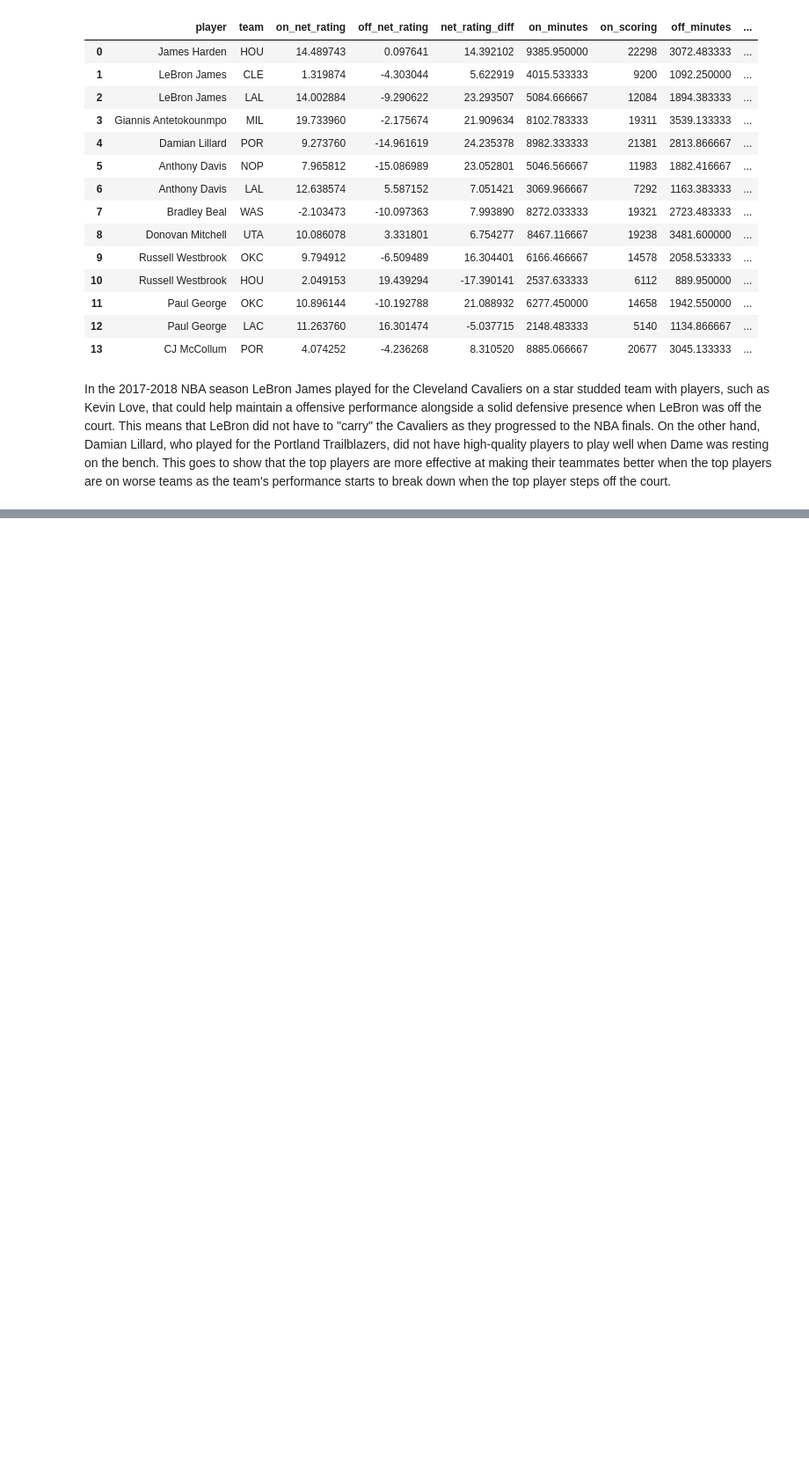
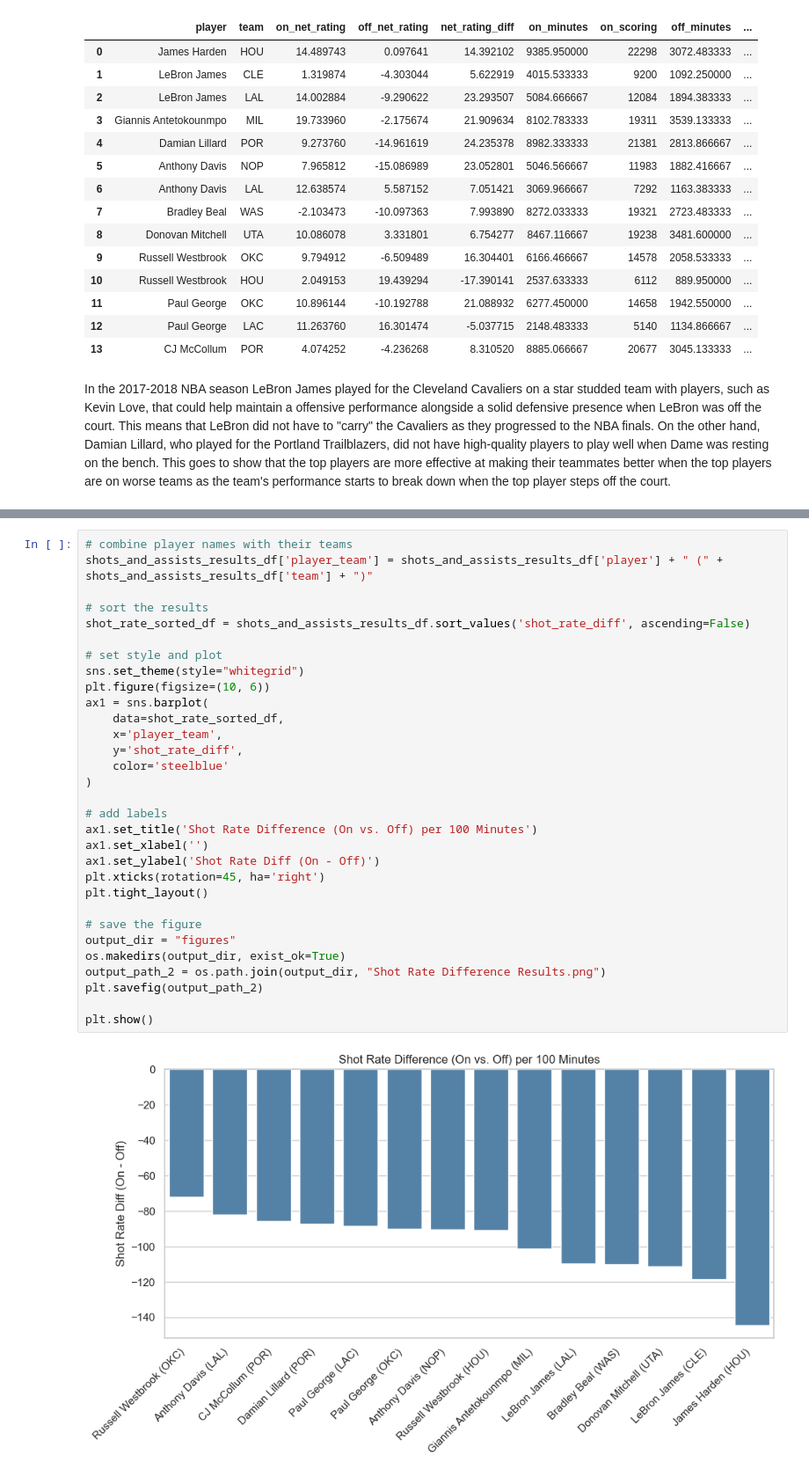
Before and after one commit to nhamby/45983-Assignment-1-Team-15, a Jupyter notebook: analysis.ipynb, the cells around one changed output, grey strips where cells are left out. Shown: that part at 88% size. Drawn from its saved outputs; the diff is of its cells as text; blank space fills up the shorter version.

Commit message:
assists and shot rate completed

```diff
--- a/analysis.ipynb
+++ b/analysis.ipynb
@@ -315,0 +410,33 @@ plt.show()
+# %%
+# combine player names with their teams
+shots_and_assists_results_df['player_team'] = shots_and_assists_results_df['player'] + " (" + shots_and_assists_results_df['team'] + ")"
+
+# sort the results
+shot_rate_sorted_df = shots_and_assists_results_df.sort_values('shot_rate_diff', ascending=False)
+
+# set style and plot
+sns.set_theme(style="whitegrid")
+plt.figure(figsize=(10, 6))
+ax1 = sns.barplot(
+    data=shot_rate_sorted_df,
+    x='player_team',
+    y='shot_rate_diff',
+    color='steelblue'
+)
+
+# add labels
+ax1.set_title('Shot Rate Difference (On vs. Off) per 100 Minutes')
+ax1.set_xlabel('')
+ax1.set_ylabel('Shot Rate Diff (On - Off)')
+plt.xticks(rotation=45, ha='right')
+plt.tight_layout()
+
+# save the figure
+output_dir = "figures"
+os.makedirs(output_dir, exist_ok=True)
+output_path_2 = os.path.join(output_dir, "Shot Rate Difference Results.png")
+plt.savefig(output_path_2)
+
+plt.show()
+# %% [output]
+[figure, added]
```
Also changed, not shown: parts of 6 cells of this notebook, 2 other files.
